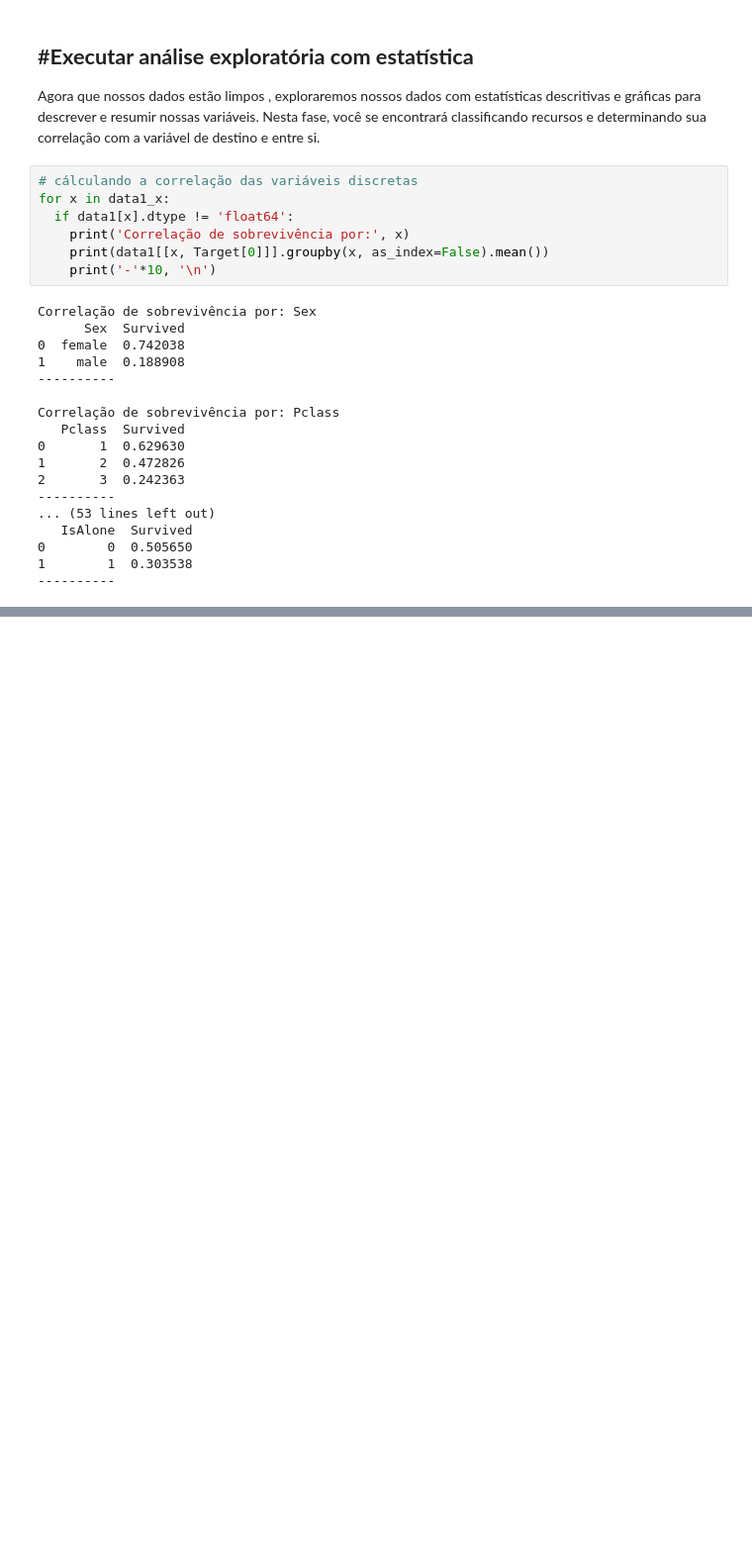
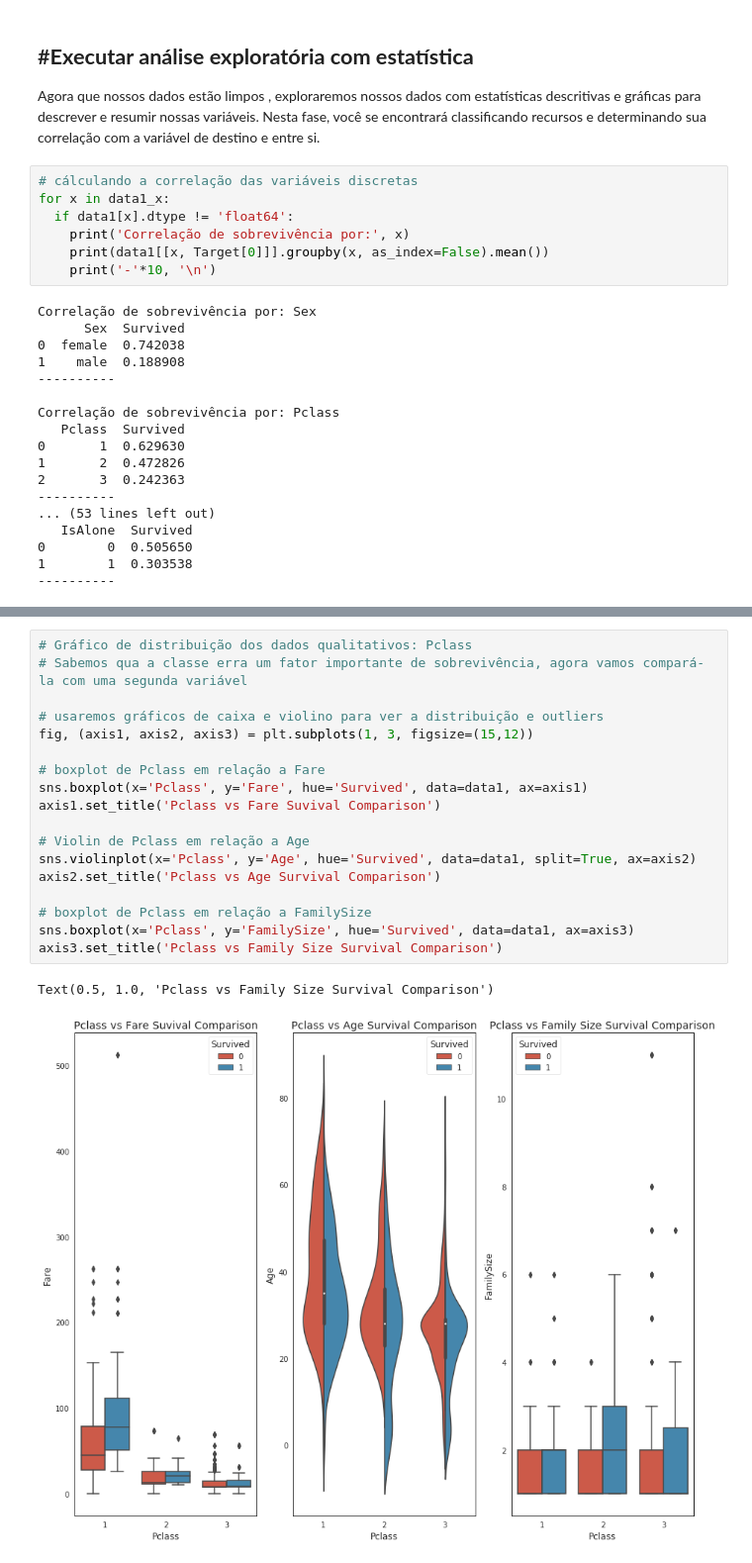
Before and after one commit to KaioViana/Titanic-predict, a Jupyter notebook: titanic.ipynb, the cells around one changed output, grey strips where cells are left out. Shown at 99% size. Saved outputs shown, nothing was run; the diff lists cells and outputs as text; blank space fills up the shorter version.

```diff
--- a/titanic.ipynb
+++ b/titanic.ipynb
@@ -550,0 +646,21 @@ Correlação de sobrevivência por: Pclass
+# %%
+# Gráfico de distribuição dos dados qualitativos: Pclass
+# Sabemos qua a classe erra um fator importante de sobrevivência, agora vamos compará-la com uma segunda variável
+
+# usaremos gráficos de caixa e violino para ver a distribuição e outliers
+fig, (axis1, axis2, axis3) = plt.subplots(1, 3, figsize=(15,12))
+
+# boxplot de Pclass em relação a Fare
+sns.boxplot(x='Pclass', y='Fare', hue='Survived', data=data1, ax=axis1)
+axis1.set_title('Pclass vs Fare Suvival Comparison')
+
+# Violin de Pclass em relação a Age
+sns.violinplot(x='Pclass', y='Age', hue='Survived', data=data1, split=True, ax=axis2)
+axis2.set_title('Pclass vs Age Survival Comparison')
+
+# boxplot de Pclass em relação a FamilySize
+sns.boxplot(x='Pclass', y='FamilySize', hue='Survived', data=data1, ax=axis3)
+axis3.set_title('Pclass vs Family Size Survival Comparison')
+# %% [output]
+Text(0.5, 1.0, 'Pclass vs Family Size Survival Comparison')
+[figure, added]
```
Also changed, not shown: parts of 16 cells of this notebook.
